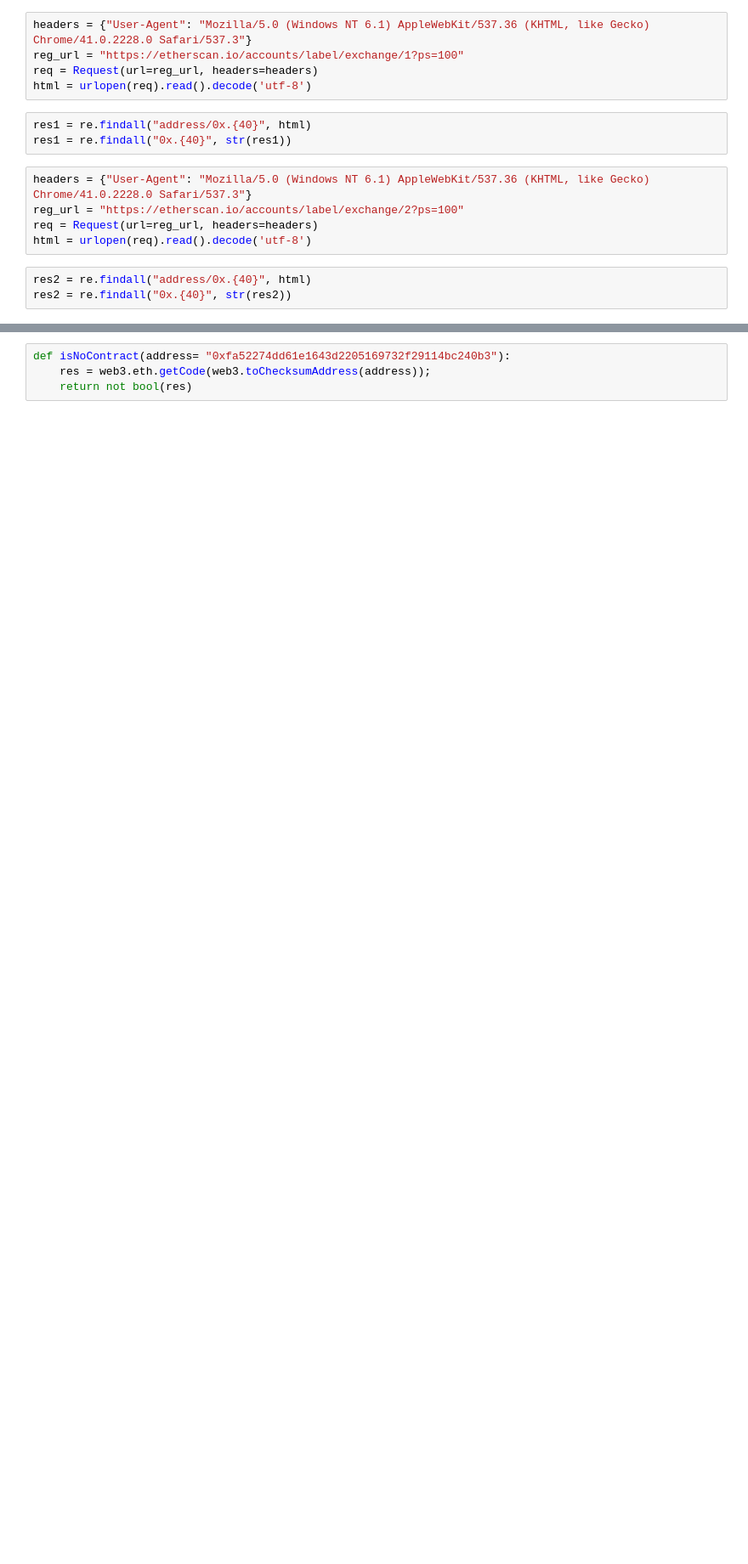
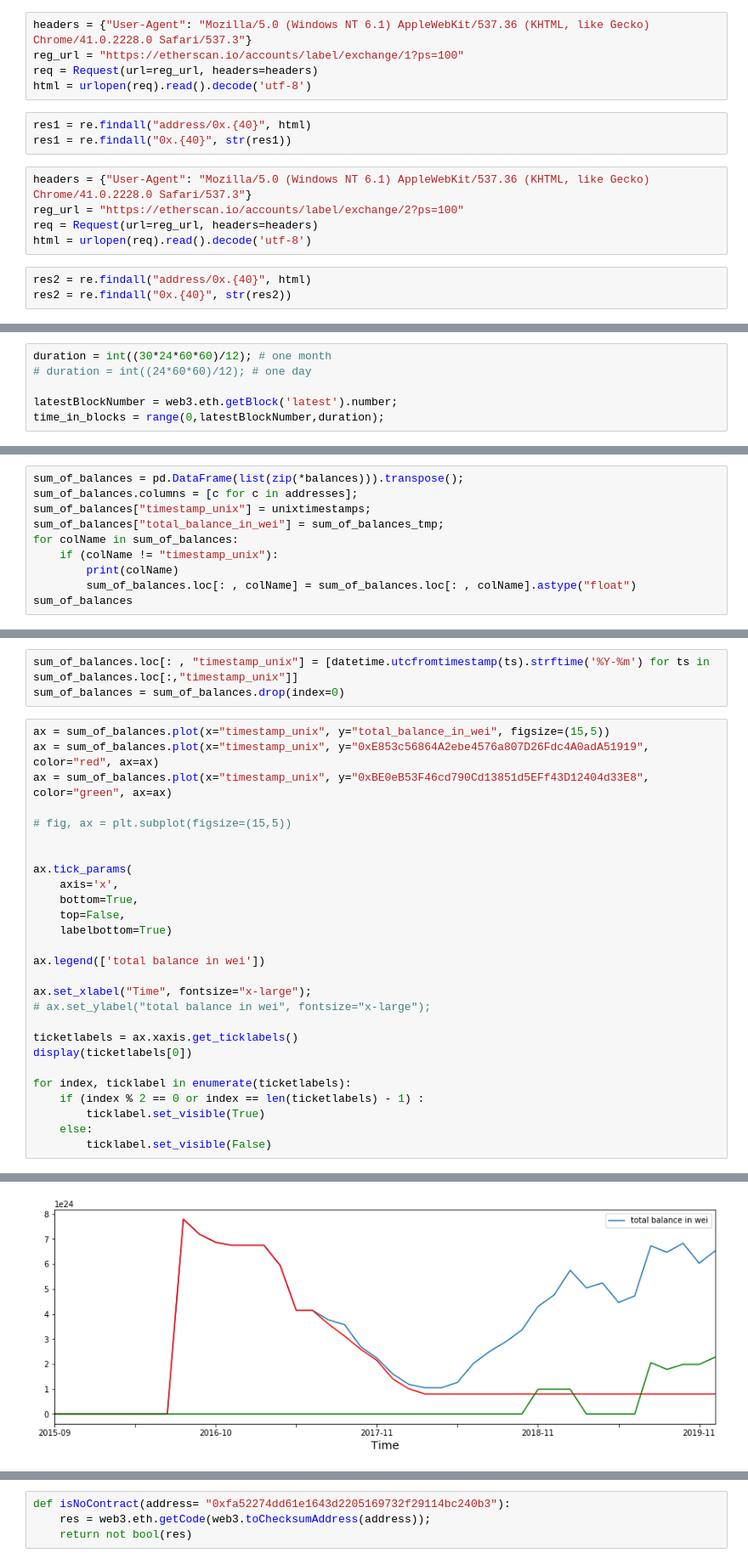
Before and after one commit to mgsgde/ethcluster, a Jupyter notebook: eventstudy.ipynb, the cells around one changed output, grey strips where cells are left out. Shown at 85% size. Cells and saved outputs as stored; diff of their text form; blank space fills up the shorter version.

```diff
--- a/eventstudy.ipynb
+++ b/eventstudy.ipynb
@@ -65,0 +121,6 @@ from web3.auto.infura import w3 as web3
+# %%
+duration = int((30*24*60*60)/12); # one month
+# duration = int((24*60*60)/12); # one day
+
+latestBlockNumber = web3.eth.getBlock('latest').number;
+time_in_blocks = range(0,latestBlockNumber,duration);
@@ -65,0 +151,10 @@ from web3.auto.infura import w3 as web3
+# %%
+sum_of_balances = pd.DataFrame(list(zip(*balances))).transpose();
+sum_of_balances.columns = [c for c in addresses];
+sum_of_balances["timestamp_unix"] = unixtimestamps;
+sum_of_balances["total_balance_in_wei"] = sum_of_balances_tmp;
+for colName in sum_of_balances:
+    if (colName != "timestamp_unix"):
+        print(colName)
+        sum_of_balances.loc[: , colName] = sum_of_balances.loc[: , colName].astype("float")
+sum_of_balances
@@ -65,0 +185,31 @@ from web3.auto.infura import w3 as web3
+# %%
+sum_of_balances.loc[: , "timestamp_unix"] = [datetime.utcfromtimestamp(ts).strftime('%Y-%m') for ts in sum_of_balances.loc[:,"timestamp_unix"]]
+sum_of_balances = sum_of_balances.drop(index=0)
+# %%
+ax = sum_of_balances.plot(x="timestamp_unix", y="total_balance_in_wei", figsize=(15,5))
+ax = sum_of_balances.plot(x="timestamp_unix", y="0xE853c56864A2ebe4576a807D26Fdc4A0adA51919", color="red", ax=ax)
+ax = sum_of_balances.plot(x="timestamp_unix", y="0xBE0eB53F46cd790Cd13851d5EFf43D12404d33E8", color="green", ax=ax)
+
+# fig, ax = plt.subplot(figsize=(15,5))
+
+
+ax.tick_params(
+    axis='x',
+    bottom=True,
+    top=False,
+    labelbottom=True)
+
+ax.legend(['total balance in wei'])
+
+ax.set_xlabel("Time", fontsize="x-large");
+# ax.set_ylabel("total balance in wei", fontsize="x-large");
+
+ticketlabels = ax.xaxis.get_ticklabels()
+display(ticketlabels[0])
+
+for index, ticklabel in enumerate(ticketlabels):
+    if (index % 2 == 0 or index == len(ticketlabels) - 1) :
+        ticklabel.set_visible(True)
+    else:
+        ticklabel.set_visible(False)
+# %% [output]
@@ -65,0 +217 @@ from web3.auto.infura import w3 as web3
+[figure, added]
```
Also changed, not shown: parts of 50 cells of this notebook.
